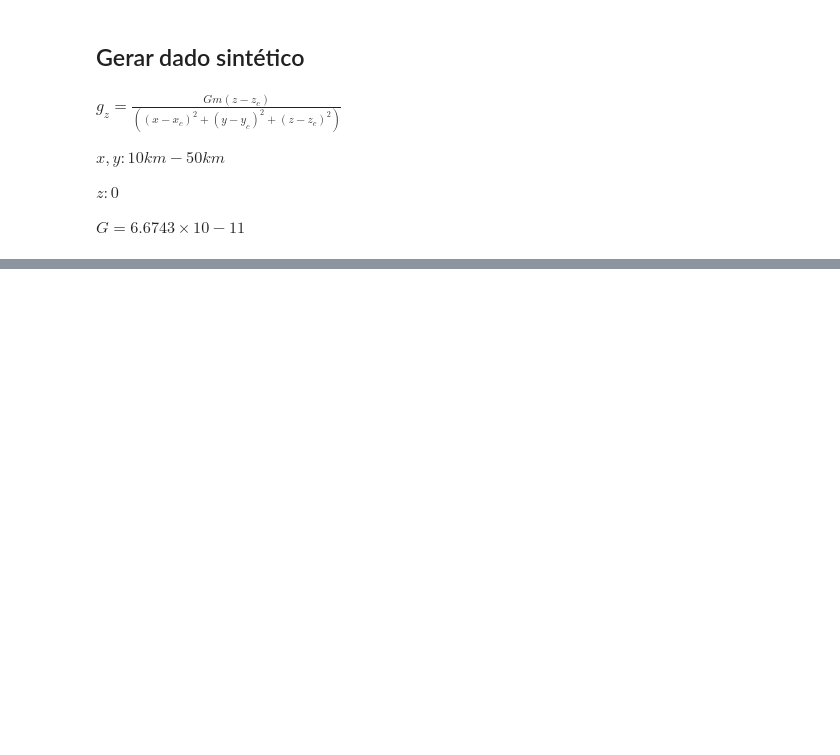
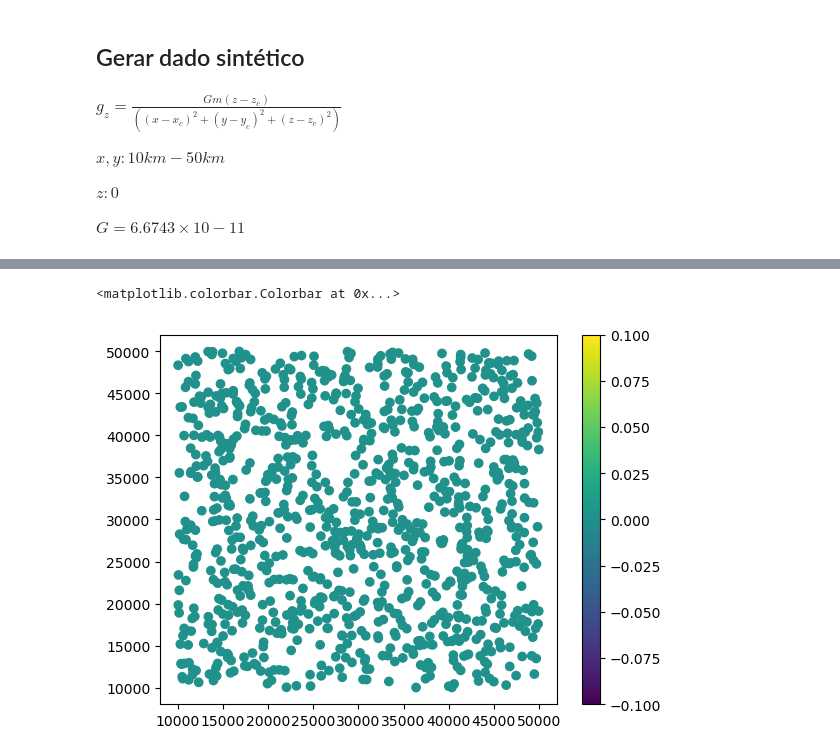
Before and after one commit to YagoMCastro/inversion-msc-2025, a Jupyter notebook: inv_grav.ipynb, the cells around one changed output, grey strips where cells are left out. Cells and saved outputs as stored; diff of their text form; code cells hidden in the pictures; blank space fills up the shorter version.

```diff
--- a/inv_grav.ipynb
+++ b/inv_grav.ipynb
@@ -12,5 +13,5 @@ $z: 0$
 
 $G = 6.6743×10−11$
 # %%
-def model(G,m,x,y,z,x_c,y_c,z_c):
+def model(G,x,y,z,m,x_c,y_c,z_c):
     return (G*m*(z-z_c))/((np.sqrt((x-x_c)**2+(y-y_c)**2+(z-z_c)**2))**3)
@@ -25,7 +23,6 @@ z = np.zeros_like(x)
 m = 1e11
 x_c = 25e3
 y_c = 25e3
-z_c = -15e3
+z_c = -1.5e3
 
-g_z =  model(G,m,x,y,z,x_c,y_c,z_c)
-g_z
+data =  model(G,m,x,y,z,x_c,y_c,z_c)
@@ -51,0 +94,6 @@ g
+# %%
+plt.scatter(x,y,c=data )
+plt.colorbar()
+# %% [output]
+<matplotlib.colorbar.Colorbar at 0x...>
+[figure, added]
```
Also changed, not shown: parts of 12 cells of this notebook.
